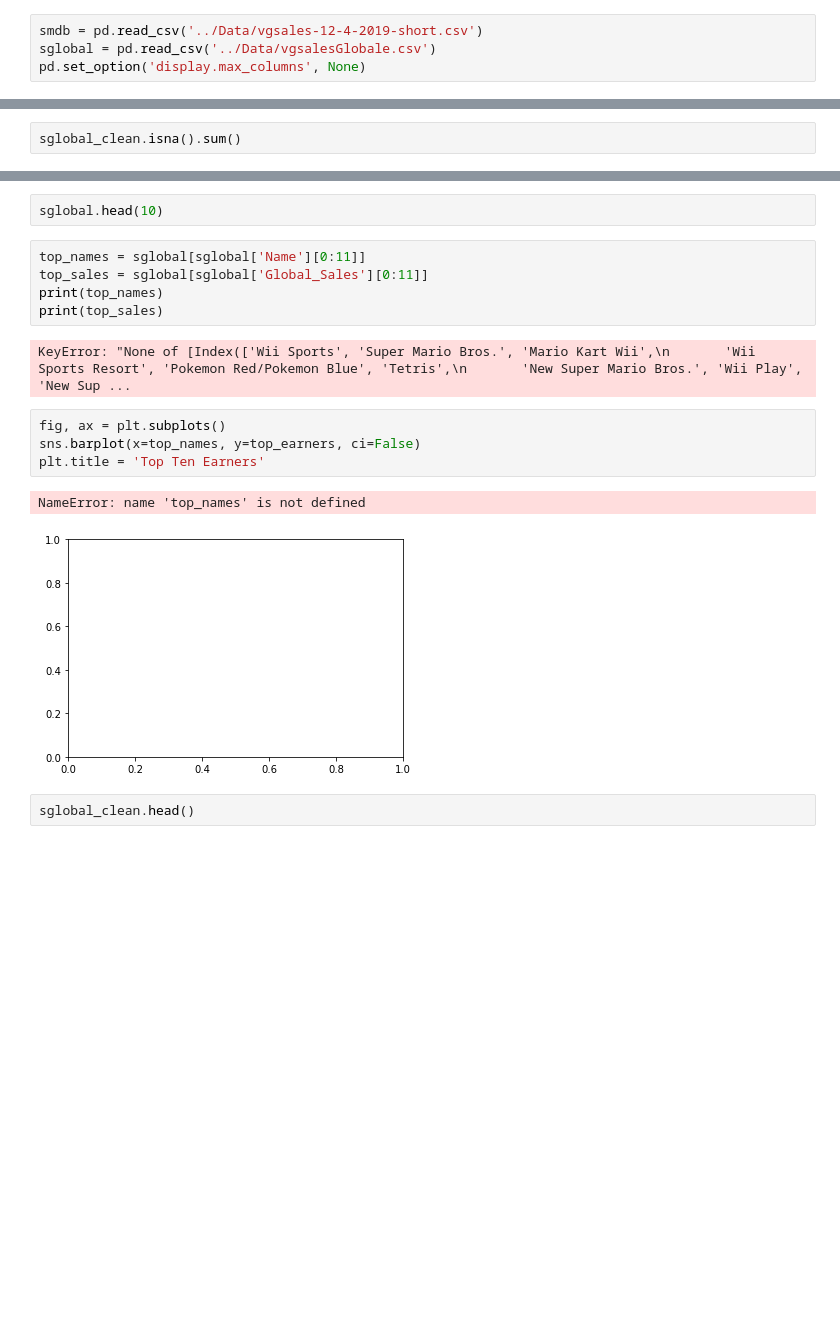
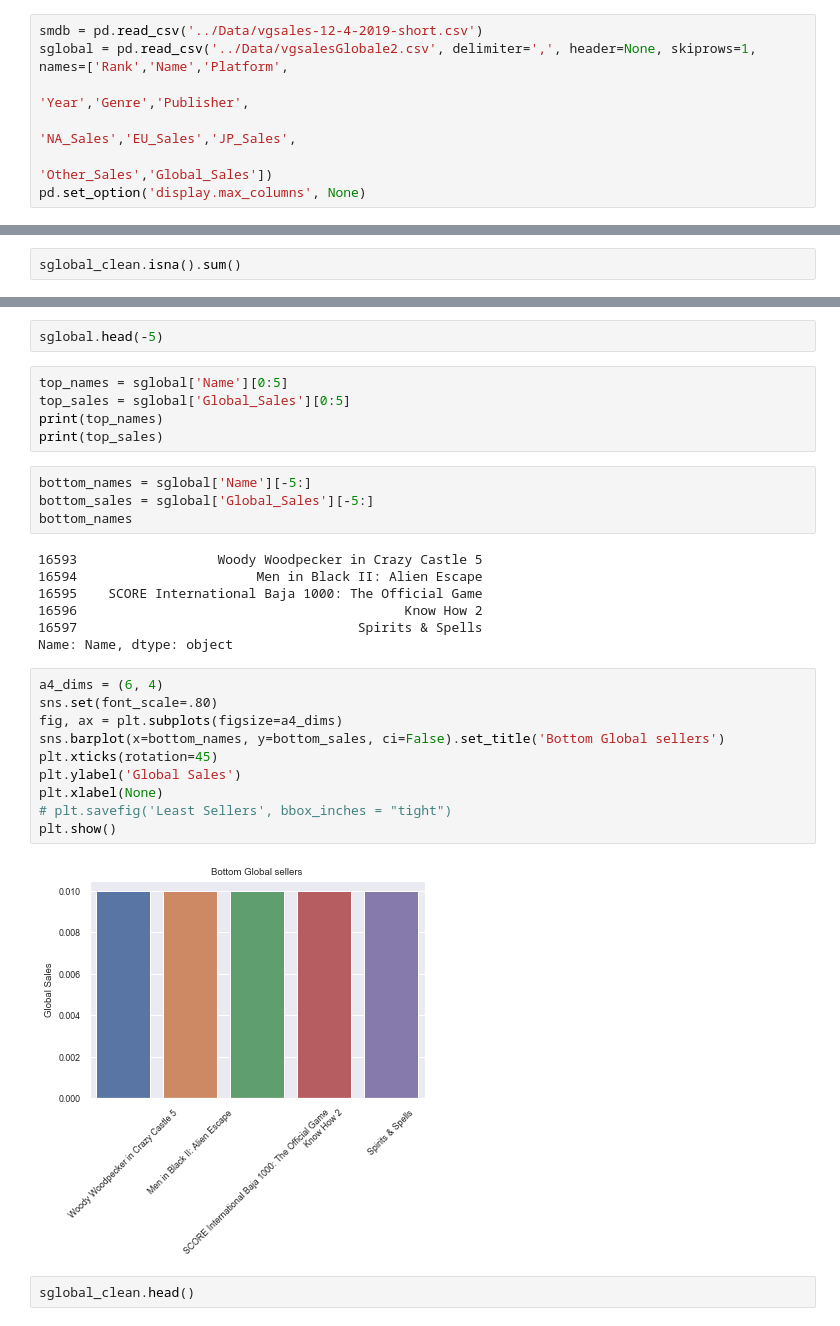
Before and after one commit to RCKettel/CapstoneProject, a Jupyter notebook: Notebooks/VideoGameSales.ipynb, the cells around one changed output, grey strips where cells are left out. Drawn from its saved outputs; the diff is of its cells as text; blank space fills up the shorter version.

Commit message:
added images and moved some things around

```diff
--- a/Notebooks/VideoGameSales.ipynb
+++ b/Notebooks/VideoGameSales.ipynb
@@ -12,7 +12,10 @@ from sklearn.model_selection import train_test_split, cross_val_score, GridSearc
 from sklearn.tree import DecisionTreeRegressor
 # %%
 smdb = pd.read_csv('../Data/vgsales-12-4-2019-short.csv')
-sglobal = pd.read_csv('../Data/vgsalesGlobale.csv')
+sglobal = pd.read_csv('../Data/vgsalesGlobale2.csv', delimiter=',', header=None, skiprows=1, names=['Rank','Name','Platform',
+                                                                                                    'Year','Genre','Publisher',
+                                                                                                    'NA_Sales','EU_Sales','JP_Sales',
+                                                                                                    'Other_Sales','Global_Sales'])
 pd.set_option('display.max_columns', None)
 # %%
 smdb.head()
@@ -74,19 +75,33 @@ plt.xticks(rotation=90); # why are the largest bars in the 80s when the larges s
 # %%
-sglobal.head(10)
+sglobal.head(-5)
 # %%
-top_names = sglobal[sglobal['Name'][0:11]]
-top_sales = sglobal[sglobal['Global_Sales'][0:11]]
+top_names = sglobal['Name'][0:5]
+top_sales = sglobal['Global_Sales'][0:5]
 print(top_names)
 print(top_sales)
-# %% [output]
-KeyError: "None of [Index(['Wii Sports', 'Super Mario Bros.', 'Mario Kart Wii',\n       'Wii Sports Resort', 'Pokemon Red/Pokemon Blue', 'Tetris',\n       'New Super Mario Bros.', 'Wii Play', 'New Sup ...
-# %%
-fig, ax = plt.subplots()
-sns.barplot(x=top_names, y=top_earners, ci=False)
-plt.title = 'Top Ten Earners'
-# %% [output]
-NameError: name 'top_names' is not defined
-[figure, removed]
+# %%
+bottom_names = sglobal['Name'][-5:]
+bottom_sales = sglobal['Global_Sales'][-5:]
+bottom_names
+# %% [output]
+16593                  Woody Woodpecker in Crazy Castle 5
+16594                       Men in Black II: Alien Escape
+16595    SCORE International Baja 1000: The Official Game
+16596                                          Know How 2
+16597                                    Spirits & Spells
+Name: Name, dtype: object
+# %%
+a4_dims = (6, 4)
+sns.set(font_scale=.80)
+fig, ax = plt.subplots(figsize=a4_dims)
+sns.barplot(x=bottom_names, y=bottom_sales, ci=False).set_title('Bottom Global sellers')
+plt.xticks(rotation=45)
+plt.ylabel('Global Sales')
+plt.xlabel(None)
+# plt.savefig('Least Sellers', bbox_inches = "tight")
+plt.show()
+# %% [output]
+[figure, added]
 # %%
 sglobal_clean.head()
 # %%
```
Also changed, not shown: parts of 28 cells of this notebook, 9 other files.
